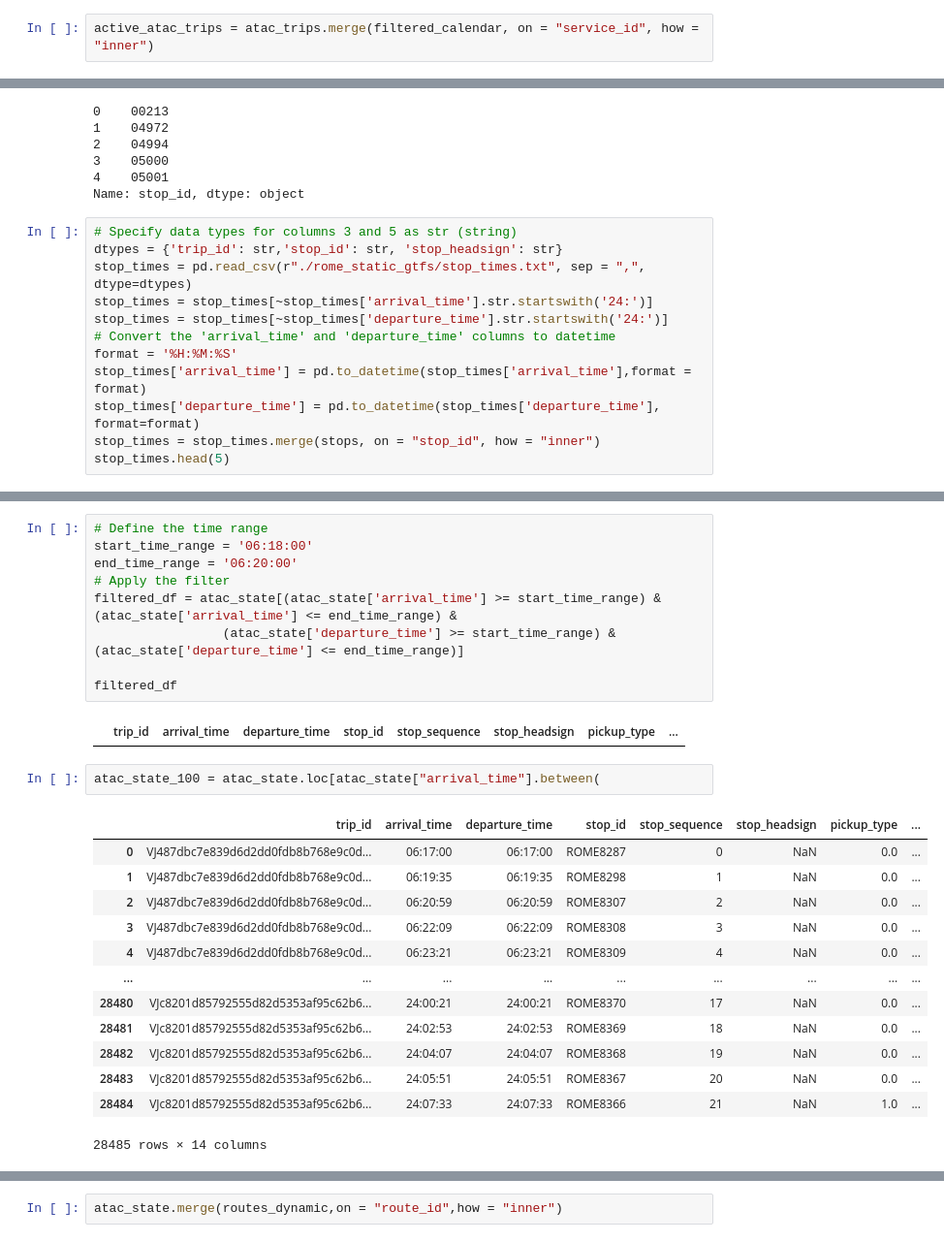
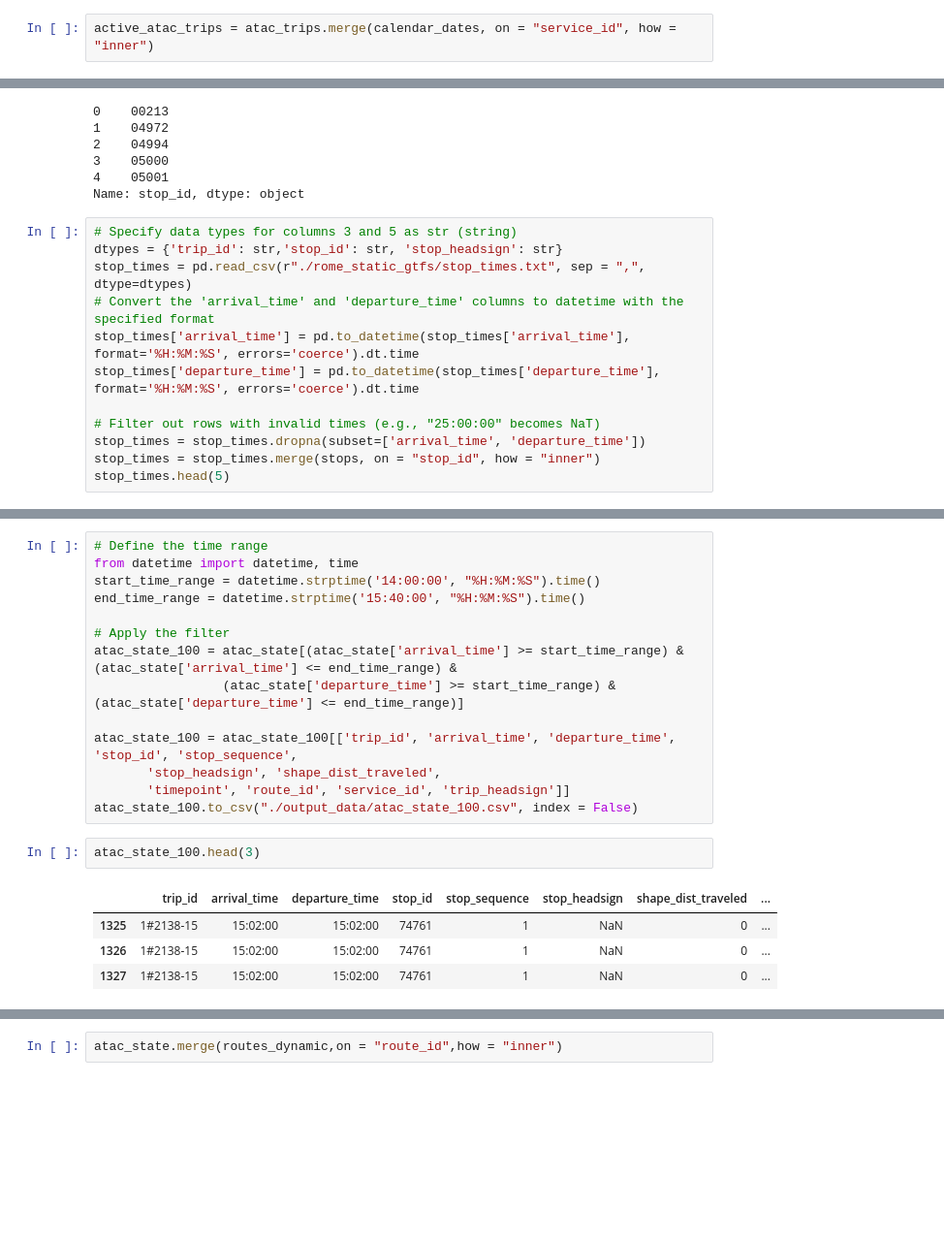
Before and after one commit to fede0603/atacsuicidesquad, a Jupyter notebook: vizualization.ipynb, the cells around one changed output, grey strips where cells are left out. Shown at 97% size. Cells and saved outputs as stored; diff of their text form; blank space fills up the shorter version.

```diff
--- a/vizualization.ipynb
+++ b/vizualization.ipynb
@@ -158,3 +172,3 @@ filtered_calendar = calendar.loc[
 # %%
-active_atac_trips = atac_trips.merge(filtered_calendar, on = "service_id", how = "inner")
+active_atac_trips = atac_trips.merge(calendar_dates, on = "service_id", how = "inner")
 # %%
@@ -210,12 +206,12 @@ Name: stop_id, dtype: object
 # Specify data types for columns 3 and 5 as str (string)
 dtypes = {'trip_id': str,'stop_id': str, 'stop_headsign': str}
 stop_times = pd.read_csv(r"./rome_static_gtfs/stop_times.txt", sep = ",", dtype=dtypes)
-stop_times = stop_times[~stop_times['arrival_time'].str.startswith('24:')]
-stop_times = stop_times[~stop_times['departure_time'].str.startswith('24:')]
-# Convert the 'arrival_time' and 'departure_time' columns to datetime
-format = '%H:%M:%S'
-stop_times['arrival_time'] = pd.to_datetime(stop_times['arrival_time'],format = format)
-stop_times['departure_time'] = pd.to_datetime(stop_times['departure_time'], format=format)
+# Convert the 'arrival_time' and 'departure_time' columns to datetime with the specified format
+stop_times['arrival_time'] = pd.to_datetime(stop_times['arrival_time'], format='%H:%M:%S', errors='coerce').dt.time
+stop_times['departure_time'] = pd.to_datetime(stop_times['departure_time'], format='%H:%M:%S', errors='coerce').dt.time
+
+# Filter out rows with invalid times (e.g., "25:00:00" becomes NaT)
+stop_times = stop_times.dropna(subset=['arrival_time', 'departure_time'])
 stop_times = stop_times.merge(stops, on = "stop_id", how = "inner")
 stop_times.head(5)
 # %% [output]
@@ -230,28 +245,22 @@ atac_state = stop_times.merge(active_atac_trips, on = "trip_id",how = "inner")
 # %%
 # Define the time range
-start_time_range = '06:18:00'
-end_time_range = '06:20:00'
+from datetime import datetime, time
+start_time_range = datetime.strptime('14:00:00', "%H:%M:%S").time()
+end_time_range = datetime.strptime('15:40:00', "%H:%M:%S").time()
+
 # Apply the filter
-filtered_df = atac_state[(atac_state['arrival_time'] >= start_time_range) & (atac_state['arrival_time'] <= end_time_range) &
+atac_state_100 = atac_state[(atac_state['arrival_time'] >= start_time_range) & (atac_state['arrival_time'] <= end_time_range) &
                  (atac_state['departure_time'] >= start_time_range) & (atac_state['departure_time'] <= end_time_range)]
 
-filtered_df
+atac_state_100 = atac_state_100[['trip_id', 'arrival_time', 'departure_time', 'stop_id', 'stop_sequence',
+       'stop_headsign', 'shape_dist_traveled',
+       'timepoint', 'route_id', 'service_id', 'trip_headsign']]
+atac_state_100.to_csv("./output_data/atac_state_100.csv", index = False)
-# %% [output]
-|  | trip_id | arrival_time | departure_time | stop_id | stop_sequence | stop_headsign | pickup_type | ... |
 # %%
-atac_state_100 = atac_state.loc[atac_state["arrival_time"].between(
+atac_state_100.head(3)
 # %% [output]
-|  | trip_id | arrival_time | departure_time | stop_id | stop_sequence | stop_headsign | pickup_type | ... |
-| 0 | VJ487dbc7e839d6d2dd0fdb8b768e9c0d... | 06:17:00 | 06:17:00 | ROME8287 | 0 | NaN | 0.0 | ... |
-| 1 | VJ487dbc7e839d6d2dd0fdb8b768e9c0d... | 06:19:35 | 06:19:35 | ROME8298 | 1 | NaN | 0.0 | ... |
-| 2 | VJ487dbc7e839d6d2dd0fdb8b768e9c0d... | 06:20:59 | 06:20:59 | ROME8307 | 2 | NaN | 0.0 | ... |
-| 3 | VJ487dbc7e839d6d2dd0fdb8b768e9c0d... | 06:22:09 | 06:22:09 | ROME8308 | 3 | NaN | 0.0 | ... |
-| 4 | VJ487dbc7e839d6d2dd0fdb8b768e9c0d... | 06:23:21 | 06:23:21 | ROME8309 | 4 | NaN | 0.0 | ... |
-| ... | ... | ... | ... | ... | ... | ... | ... | ... |
-| 28480 | VJc8201d85792555d82d5353af95c62b6... | 24:00:21 | 24:00:21 | ROME8370 | 17 | NaN | 0.0 | ... |
-| 28481 | VJc8201d85792555d82d5353af95c62b6... | 24:02:53 | 24:02:53 | ROME8369 | 18 | NaN | 0.0 | ... |
-| 28482 | VJc8201d85792555d82d5353af95c62b6... | 24:04:07 | 24:04:07 | ROME8368 | 19 | NaN | 0.0 | ... |
-| 28483 | VJc8201d85792555d82d5353af95c62b6... | 24:05:51 | 24:05:51 | ROME8367 | 20 | NaN | 0.0 | ... |
-| 28484 | VJc8201d85792555d82d5353af95c62b6... | 24:07:33 | 24:07:33 | ROME8366 | 21 | NaN | 1.0 | ... |
+|  | trip_id | arrival_time | departure_time | stop_id | stop_sequence | stop_headsign | shape_dist_traveled | ... |
+| 1325 | 1#2138-15 | 15:02:00 | 15:02:00 | 74761 | 1 | NaN | 0 | ... |
+| 1326 | 1#2138-15 | 15:02:00 | 15:02:00 | 74761 | 1 | NaN | 0 | ... |
+| 1327 | 1#2138-15 | 15:02:00 | 15:02:00 | 74761 | 1 | NaN | 0 | ... |
-28485 rows × 14 columns
 # %%
```
Also changed, not shown: parts of 16 cells of this notebook, 1 other file.
